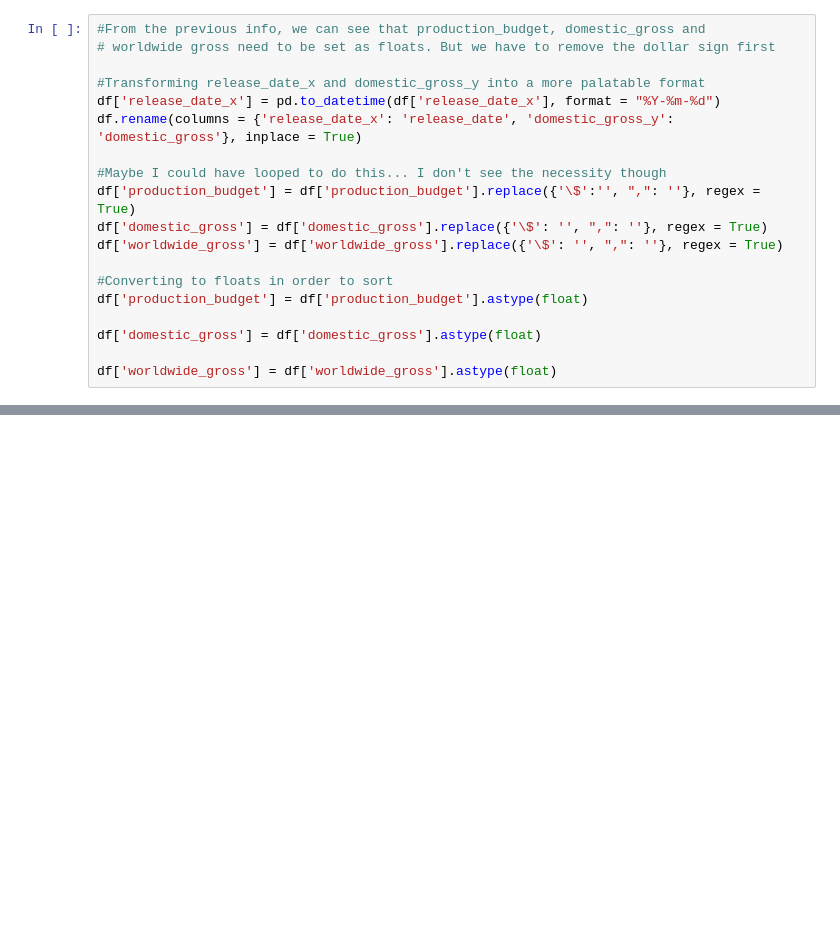
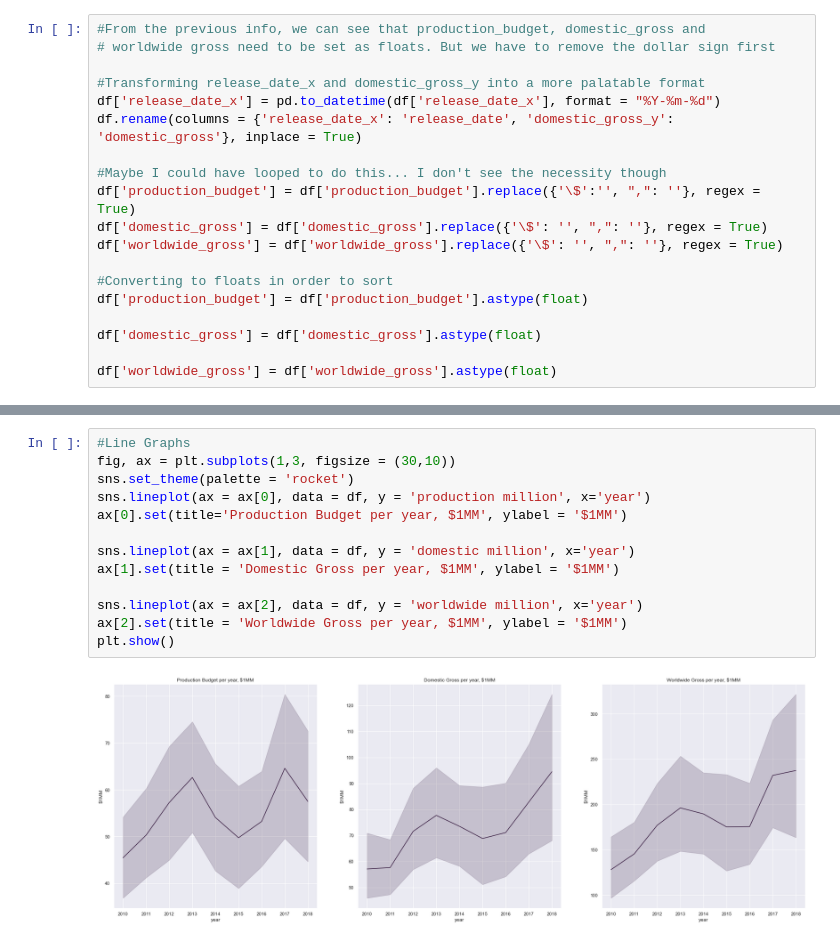
Before and after one commit to ovilar/phase_1-project, a Jupyter notebook: project.ipynb, the cells around one changed output, grey strips where cells are left out. Drawn from its saved outputs; the diff is of its cells as text; blank space fills up the shorter version.

```diff
--- a/project.ipynb
+++ b/project.ipynb
@@ -581,0 +564,15 @@ plt.show()
+# %%
+#Line Graphs
+fig, ax = plt.subplots(1,3, figsize = (30,10))
+sns.set_theme(palette = 'rocket')
+sns.lineplot(ax = ax[0], data = df, y = 'production million', x='year')
+ax[0].set(title='Production Budget per year, $1MM', ylabel = '$1MM')
+
+sns.lineplot(ax = ax[1], data = df, y = 'domestic million', x='year')
+ax[1].set(title = 'Domestic Gross per year, $1MM', ylabel = '$1MM')
+
+sns.lineplot(ax = ax[2], data = df, y = 'worldwide million', x='year')
+ax[2].set(title = 'Worldwide Gross per year, $1MM', ylabel = '$1MM')
+plt.show()
+# %% [output]
+[figure, added]
```
Also changed, not shown: parts of 39 cells of this notebook, 1 other file.
